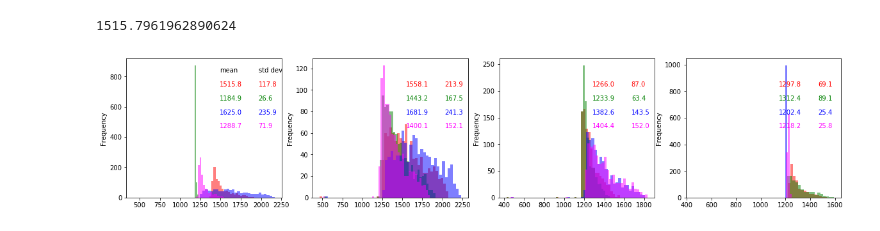
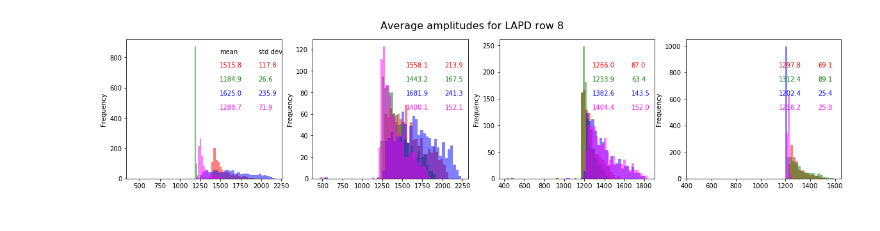
Before and after one commit to ebusato/LAPDstudies_TCA_Pedestal, a Jupyter notebook: Pedestal.ipynb, the cells around one changed output. Cells and saved outputs as stored; diff of their text form; code cells hidden in the pictures.

```diff
--- a/Pedestal.ipynb
+++ b/Pedestal.ipynb
@@ -6,51 +6,44 @@ import matplotlib.pyplot as plt
 
 colors = ['red', 'green', 'blue', 'magenta']
 
-file = '/home/ebusato/Travail/gowork2/src/gitlab.in2p3.fr/avirm/analysis-go/dpgatca/analysis/pedestal/output.csv'
-
-df = pd.read_csv(file)
-
-me = df["ChanWithData240_160"].mean()
-print(me)
-
-Quartets = []
-
-for i in range(60):
-    Pulses = []
-    for j in range(4):
-        s = 'ChanWithData240_'
-        idx = i*4+j
-        s += str(idx)
-        #print(s)
-        Pulses.append(df[s])
-    Quartets.append(Pulses)
-
-
 def plotQuartet(quartet, ax):
     for i in range(4):
         quartet[i].plot.hist(alpha=0.5, bins=50, color=colors[i])
-#         plt.text(0.6, 0.8-0.1*i, str(quartet[i].mean()), transform=ax.transAxes, color=colors[i])
         plt.text(0.6, 0.8-0.1*i, format(quartet[i].mean(), '.1f'), transform=ax.transAxes, color=colors[i])
         plt.text(0.85, 0.8-0.1*i, format(math.sqrt(quartet[i].var()), '.1f'), transform=ax.transAxes, color=colors[i])
 
-import matplotlib as mpl
-
-plt.figure(1, figsize=(20,4))
-ax = plt.subplot(141)
-plt.text(0.6, 0.9, "mean", transform=ax.transAxes)
-plt.text(0.85, 0.9, "std dev", transform=ax.transAxes)
-plotQuartet(Quartets[40], ax)
-ax = plt.subplot(142)
-plotQuartet(Quartets[41], ax)
-ax = plt.subplot(143)
-plotQuartet(Quartets[42], ax)
-ax = plt.subplot(144)
-plotQuartet(Quartets[43], ax)
-# plt.subplot(145)
-# df[["ChanWithData240_160","ChanWithData240_161"]].boxplot(vert=False)
-# plt.tight_layout()
-
-plt.show()
+def plotRow(iPlot, iLAPDRow):
+    plt.figure(iPlot, figsize=(20,4))
+    plt.suptitle('Average amplitudes for LAPD row '+str(iLAPDRow), fontsize=16)
+    ax = plt.subplot(141)
+    plt.text(0.6, 0.9, "mean", transform=ax.transAxes)
+    plt.text(0.85, 0.9, "std dev", transform=ax.transAxes)
+    plotQuartet(Quartets[iLAPDRow*5], ax)
+    ax = plt.subplot(142)
+    plotQuartet(Quartets[iLAPDRow*5+1], ax)
+    ax = plt.subplot(143)
+    plotQuartet(Quartets[iLAPDRow*5+2], ax)
+    ax = plt.subplot(144)
+    plotQuartet(Quartets[iLAPDRow*5+3], ax)
+    plt.show()
-# %% [output]
-1515.7961962890624
-[figure, removed]
+# %%
+file = '/home/ebusato/Travail/gowork2/src/gitlab.in2p3.fr/avirm/analysis-go/dpgatca/analysis/pedestal/output.csv'
+
+df = pd.read_csv(file)
+
+Quartets = []
+
+for i in range(60):
+    Pulses = []
+    for j in range(4):
+        s = 'ChanWithData240_'
+        idx = i*4+j
+        s += str(idx)
+        #print(s)
+        Pulses.append(df[s])
+    Quartets.append(Pulses)
+
+
+plotRow(iPlot=1, iLAPDRow=8)
+# %% [output]
+[figure, added]
```
